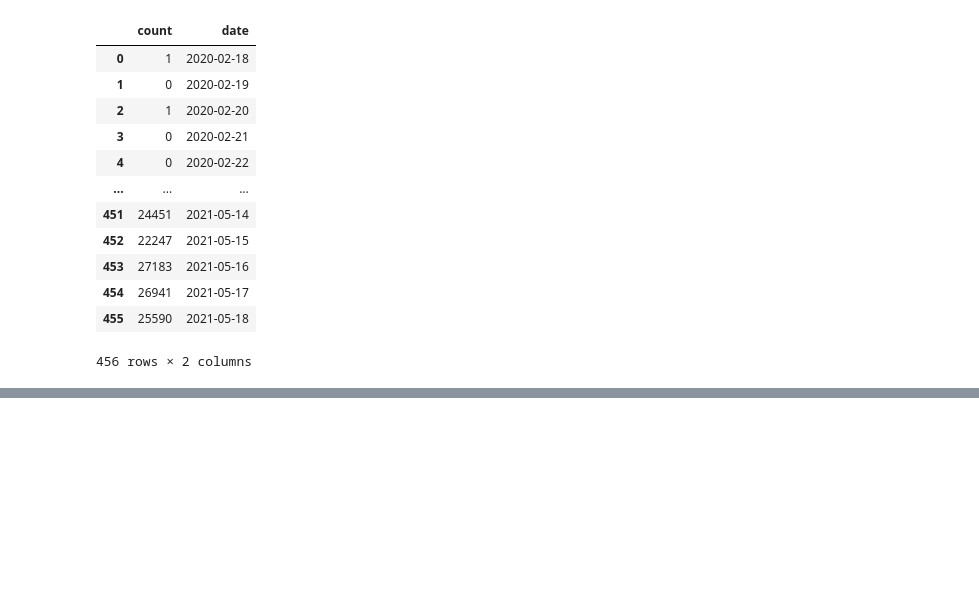
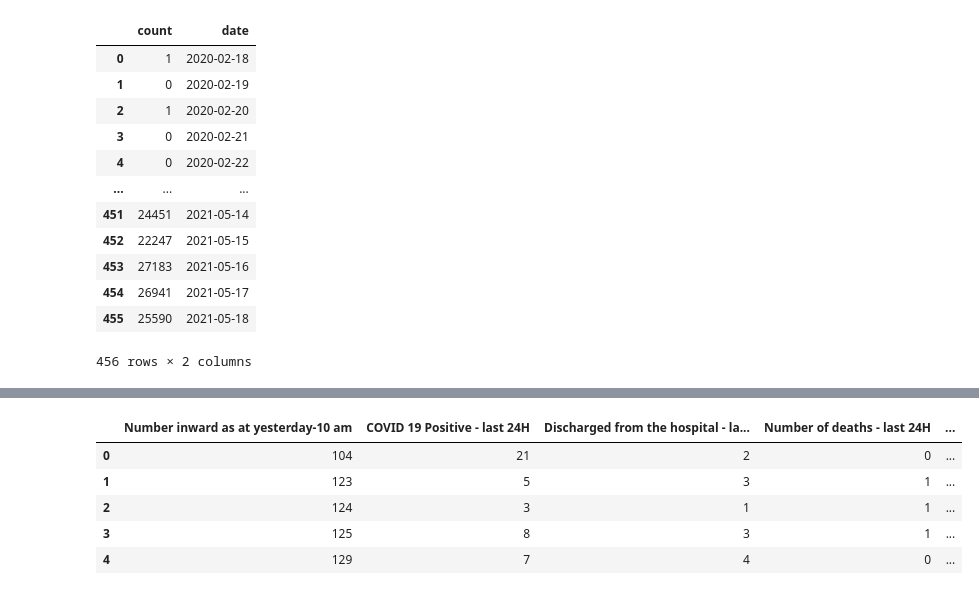
Before and after one commit to ashen007/SL_COVID_analysis, a Jupyter notebook: notebooks/case_data_analysis.ipynb, the cells around one changed output, grey strips where cells are left out. Cells and saved outputs as stored; diff of their text form; code cells hidden in the pictures; blank space fills up the shorter version.

```diff
--- a/notebooks/case_data_analysis.ipynb
+++ b/notebooks/case_data_analysis.ipynb
@@ -116,0 +132,10 @@ hospital_extended
+# %%
+daily_situation = pd.read_csv('../data/daily situation.csv')
+daily_situation.head(5)
+# %% [output]
+|  | Number inward as at yesterday-10 am | COVID 19 Positive - last 24H | Discharged from the hospital - la... | Number of deaths - last 24H | ... |
+| 0 | 104 | 21 | 2 | 0 | ... |
+| 1 | 123 | 5 | 3 | 1 | ... |
+| 2 | 124 | 3 | 1 | 1 | ... |
+| 3 | 125 | 8 | 3 | 1 | ... |
+| 4 | 129 | 7 | 4 | 0 | ... |
```
Also changed, not shown: parts of 9 cells of this notebook.
